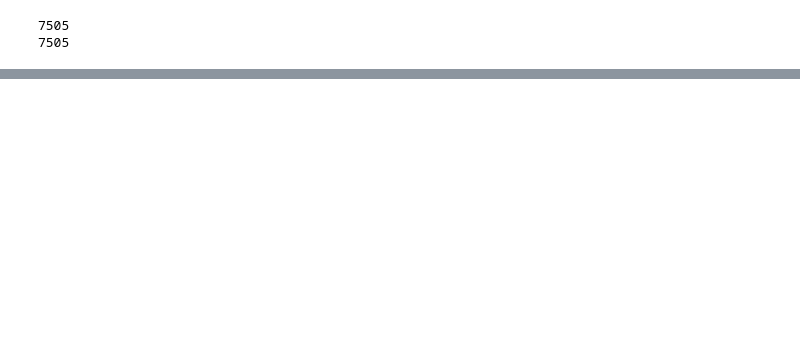
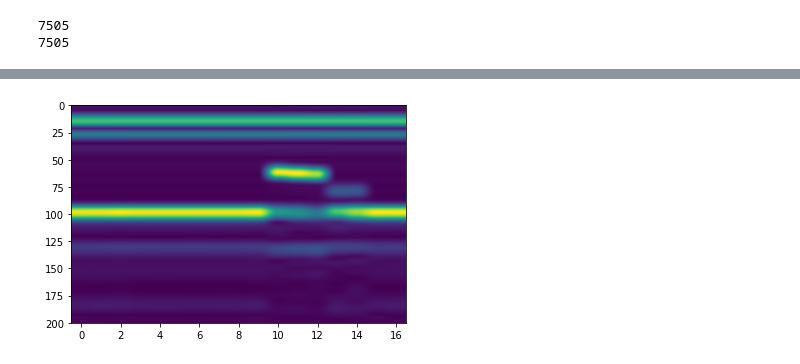
Before and after one commit to kingjml/ECMAXR, a Jupyter notebook: ecmaxr.ipynb, the cells around one changed output, grey strips where cells are left out. Cells and saved outputs as stored; diff of their text form; code cells hidden in the pictures; blank space fills up the shorter version.

```diff
--- a/ecmaxr.ipynb
+++ b/ecmaxr.ipynb
@@ -71,0 +61,23 @@ plt.show()
+# %%
+def process_radar(data, k = 5):
+    nfft = len(data)
+    radar_detrended = signal.detrend(data, type='linear')
+    radar_hann = np.hanning(nfft)*radar_detrended
+    radar_np = np.asarray(radar_hann)
+    pad_len = (k-1)*len(radar_np)
+    radar_pad = np.pad(radar_np, (0,pad_len), 'constant',constant_values=0)
+    radar_spectrum =abs(scipy.fft(radar_pad))
+    return radar_spectrum
+# %%
+x = [process_radar(x['Data']) for x in data]
+x = np.squeeze(x)
+# %%
+fig = plt.figure()
+ax = fig.add_subplot(111)
+ax.imshow(np.rot90(x))
+ax.set_ylim([0, 200])
+ax.set_aspect('equal')
+ax.set_aspect('auto')
+fig.gca().invert_yaxis()
+# %% [output]
+[figure, added]
```
Also changed, not shown: parts of 8 cells of this notebook, 5 other files.
